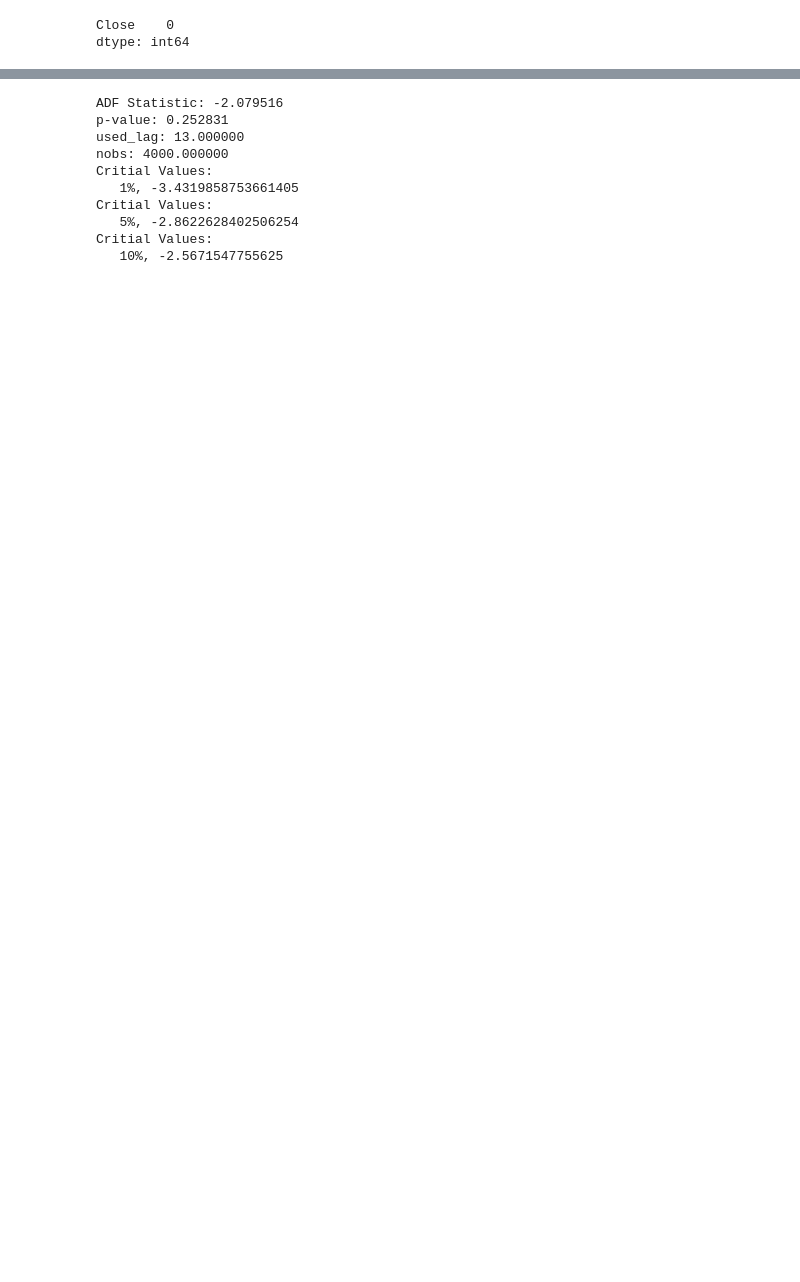
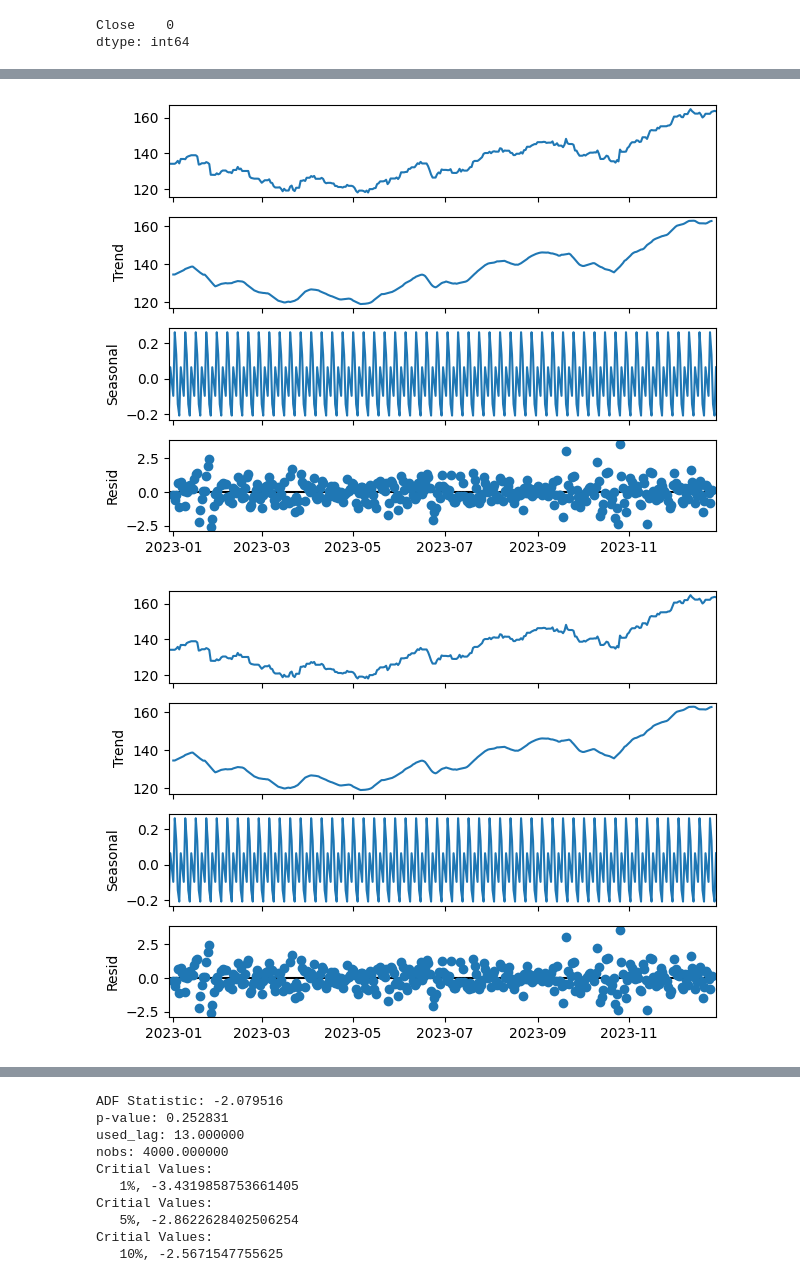
Before and after one commit to aferrers/stockpriceprediction, a Jupyter notebook: notebooks/notebook1.ipynb, the cells around one changed output, grey strips where cells are left out. Cells and saved outputs as stored; diff of their text form; code cells hidden in the pictures; blank space fills up the shorter version.

```diff
--- a/notebooks/notebook1.ipynb
+++ b/notebooks/notebook1.ipynb
@@ -121,0 +185,8 @@ plot_series(df_ibm)
+# %%
+from statsmodels.tsa.seasonal import seasonal_decompose
+
+seasonal_decompose_result = seasonal_decompose(clean_ibm_filtered)
+seasonal_decompose_result.plot()
+# %% [output]
+[figure, added]
+[figure, added]
```
Also changed, not shown: parts of 61 cells of this notebook, 6 other files.
